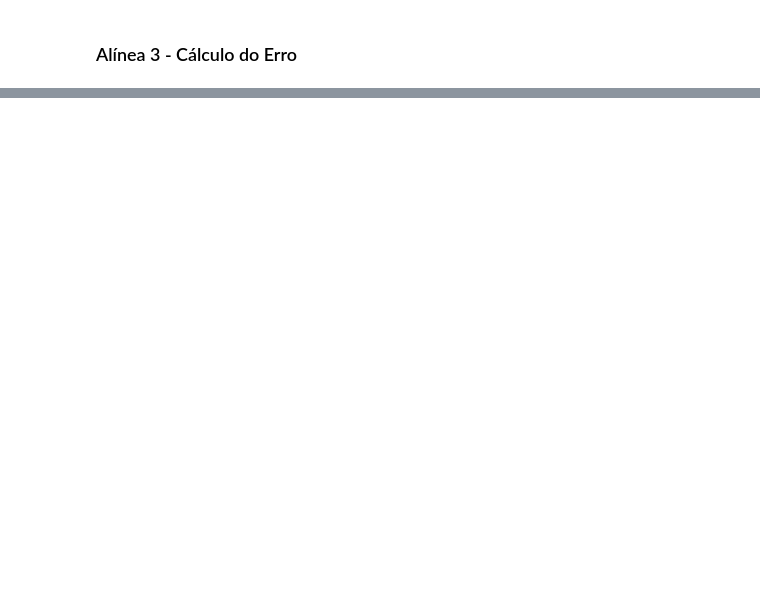
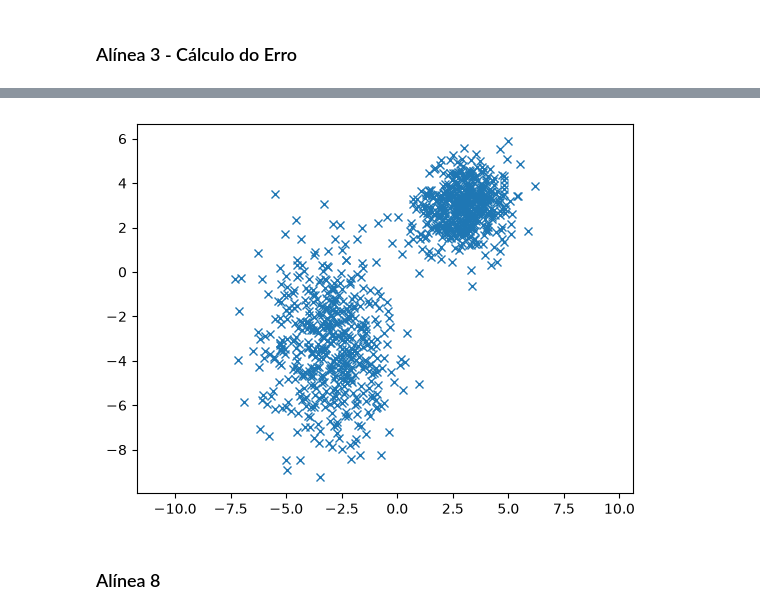
Before and after one commit to Lopes2711/IAA, a Jupyter notebook: sup_learning/sup_learning.ipynb, the cells around one changed output, grey strips where cells are left out. Cells and saved outputs as stored; diff of their text form; code cells hidden in the pictures; blank space fills up the shorter version.

```diff
--- a/sup_learning/sup_learning.ipynb
+++ b/sup_learning/sup_learning.ipynb
@@ -58,0 +277,32 @@ e = d - o
+# %%
+rng = np.random.default_rng(42)
+
+mean_a = [3, 3]
+cov_a = [[1, 0], [0, 1]]
+a = rng.multivariate_normal(mean_a, cov_a, 500)  # 500 x 2
+
+mean_b = [-3, -3]
+cov_b = [[2, 0], [0, 5]]
+b = rng.multivariate_normal(mean_b, cov_b, 500) # 500 x 2
+
+labels_a = np.zeros(500)
+labels_b = np.ones(500)
+
+a = np.column_stack((a, labels_a)) # 500 x 3
+b = np.column_stack((b, labels_b)) # 500 x 3
+
+dataset = np.concatenate((a, b), axis=0) # 1000 x 3
+rng.shuffle(dataset)
+
+x = dataset[:, 0]
+y = dataset[:, 1]
+
+plt.plot(x, y, 'x')
+plt.axis('equal')
+plt.show()
+
+np.savetxt("gaussian_dataset.csv", dataset, delimiter=",", header="x1,x2,label", comments="", fmt=['%.5f', '%.5f', '%d'])
+# %% [output]
+[figure, added]
+# %% [markdown]
+### Alínea 8
```
Also changed, not shown: parts of 41 cells of this notebook, 1 other file.
